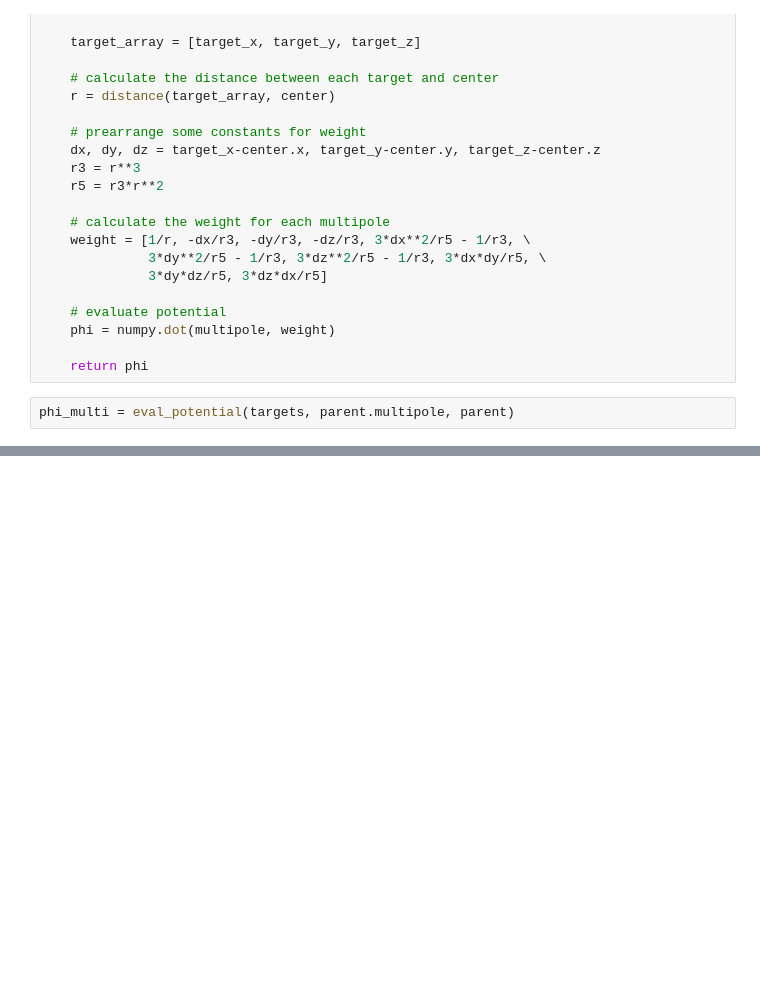
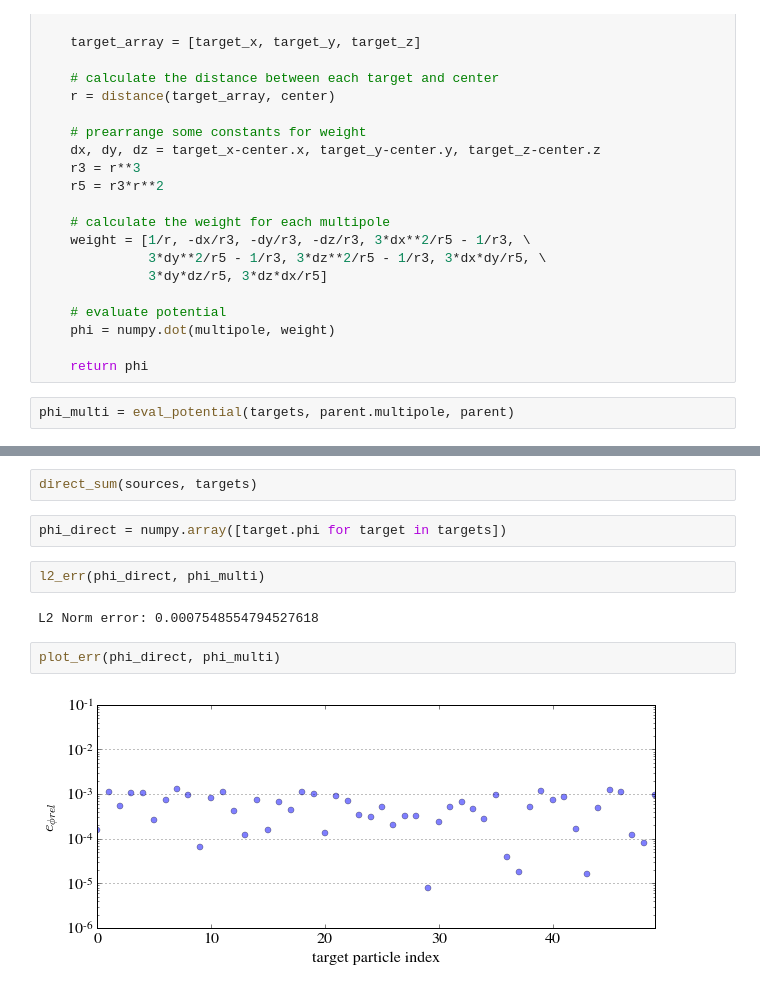
Before and after one commit to ncclementi/learning_treecode, a Jupyter notebook: Step_3_shift_the_expansion_M2M.ipynb, the cells around one changed output, grey strips where cells are left out. Cells and saved outputs as stored; diff of their text form; blank space fills up the shorter version.

```diff
--- a/Step_3_shift_the_expansion_M2M.ipynb
+++ b/Step_3_shift_the_expansion_M2M.ipynb
@@ -272,0 +287,12 @@ ax.set_title('Target Distribution (radius implies potential)');
+# %%
+direct_sum(sources, targets)
+# %%
+phi_direct = numpy.array([target.phi for target in targets])
+# %%
+l2_err(phi_direct, phi_multi)
+# %% [output]
+L2 Norm error: 0.0007548554794527618
+# %%
+plot_err(phi_direct, phi_multi)
+# %% [output]
+[figure, added]
```
Also changed, not shown: parts of 6 cells of this notebook.
